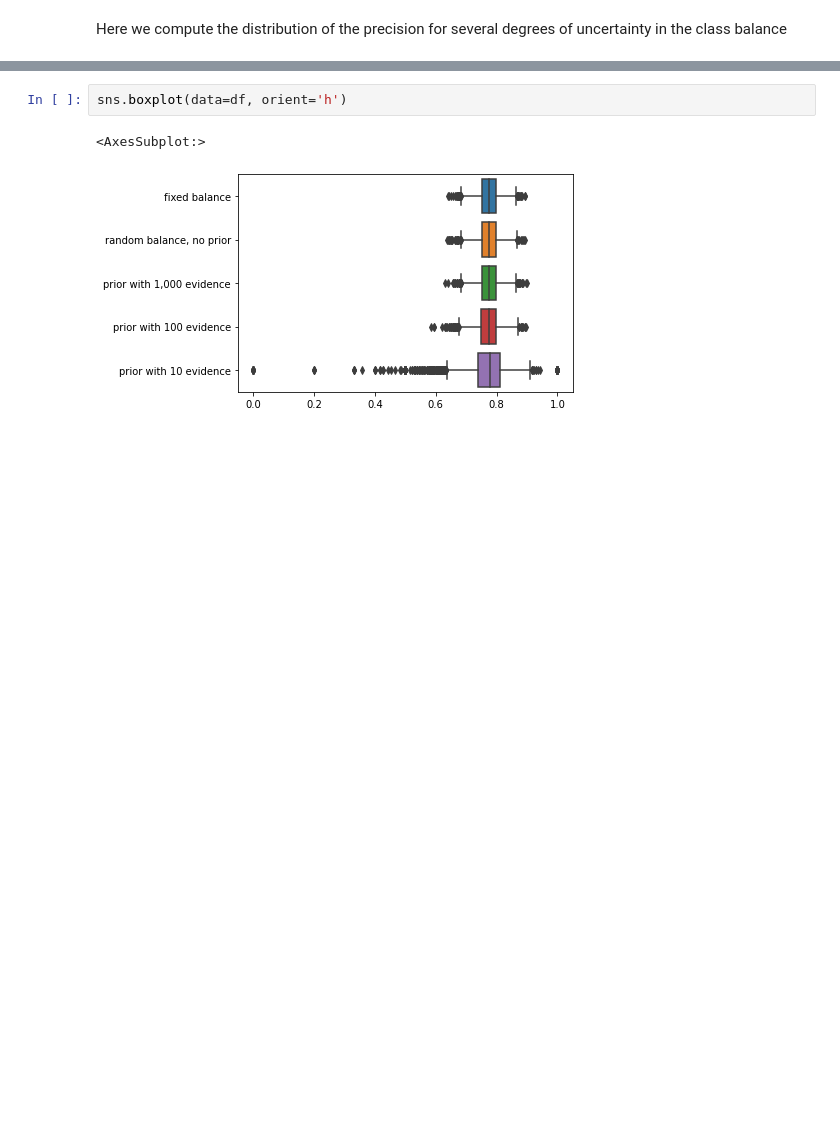
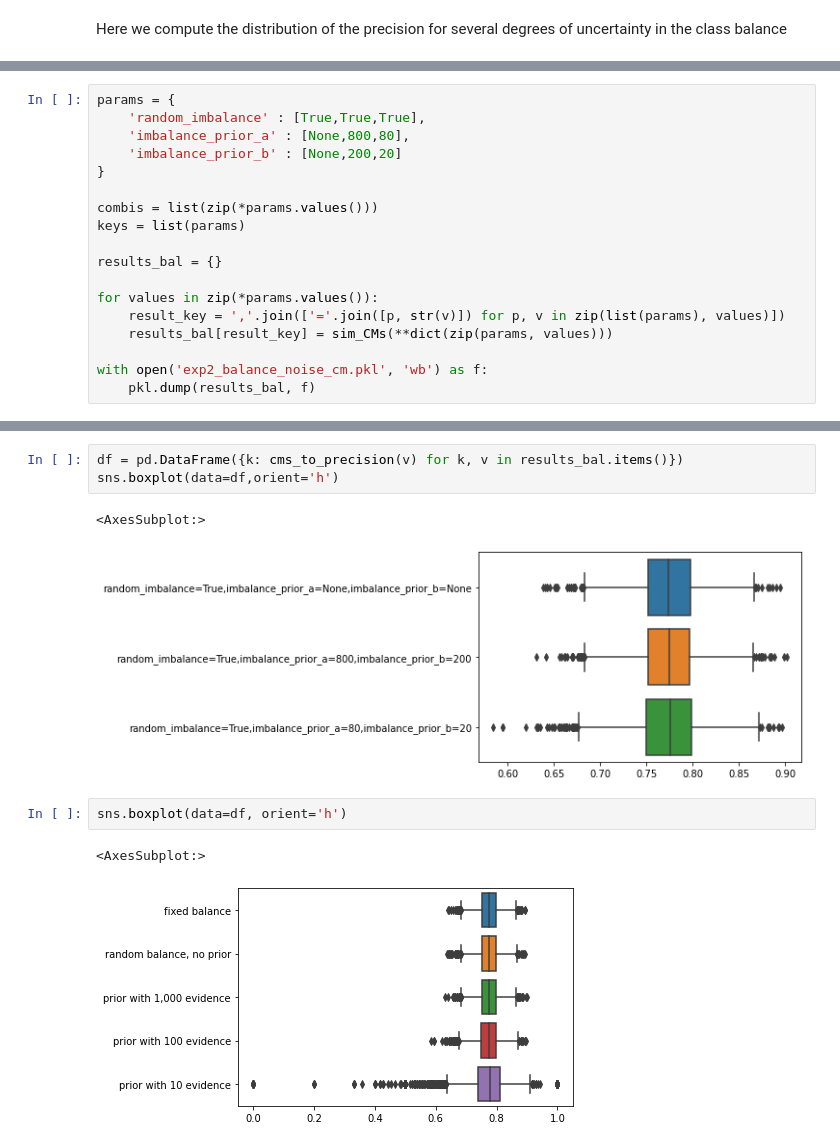
Before and after one commit to RUrlus/ModelMetricUncertaintyResearch, a Jupyter notebook: notebooks/Coen experiments/CM experiments.ipynb, the cells around one changed output, grey strips where cells are left out. Saved outputs shown, nothing was run; the diff lists cells and outputs as text; blank space fills up the shorter version.

```diff
--- a/notebooks/Coen experiments/CM experiments.ipynb
+++ b/notebooks/Coen experiments/CM experiments.ipynb
@@ -319,0 +243,18 @@ sns.displot(df, kind='kde')
+# %%
+params = {
+    'random_imbalance' : [True,True,True],
+    'imbalance_prior_a' : [None,800,80],
+    'imbalance_prior_b' : [None,200,20]
+}
+
+combis = list(zip(*params.values()))
+keys = list(params)
+
+results_bal = {}
+
+for values in zip(*params.values()):
+    result_key = ','.join(['='.join([p, str(v)]) for p, v in zip(list(params), values)])
+    results_bal[result_key] = sim_CMs(**dict(zip(params, values)))
+
+with open('exp2_balance_noise_cm.pkl', 'wb') as f:
+    pkl.dump(results_bal, f)
@@ -320,3 +300,9 @@ sns.displot(df, kind='kde')
+# %%
+df = pd.DataFrame({k: cms_to_precision(v) for k, v in results_bal.items()})
+sns.boxplot(data=df,orient='h')
+# %% [output]
+<AxesSubplot:>
+[figure, added]
 # %%
 sns.boxplot(data=df, orient='h')
 # %% [output]
```
Also changed, not shown: parts of 17 cells of this notebook.
